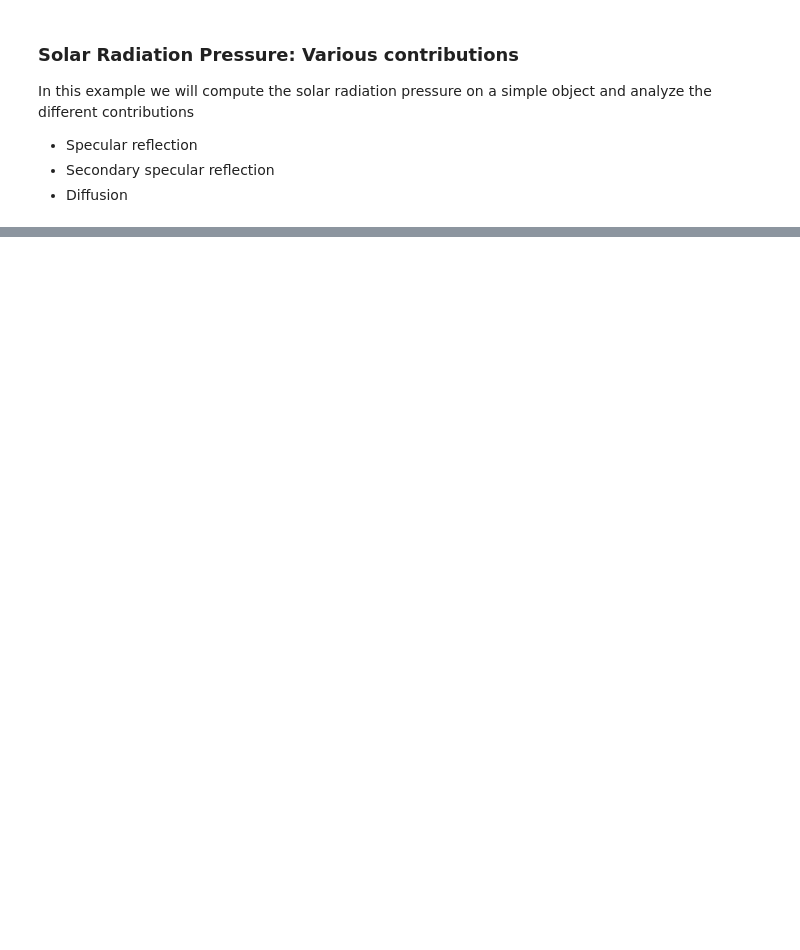
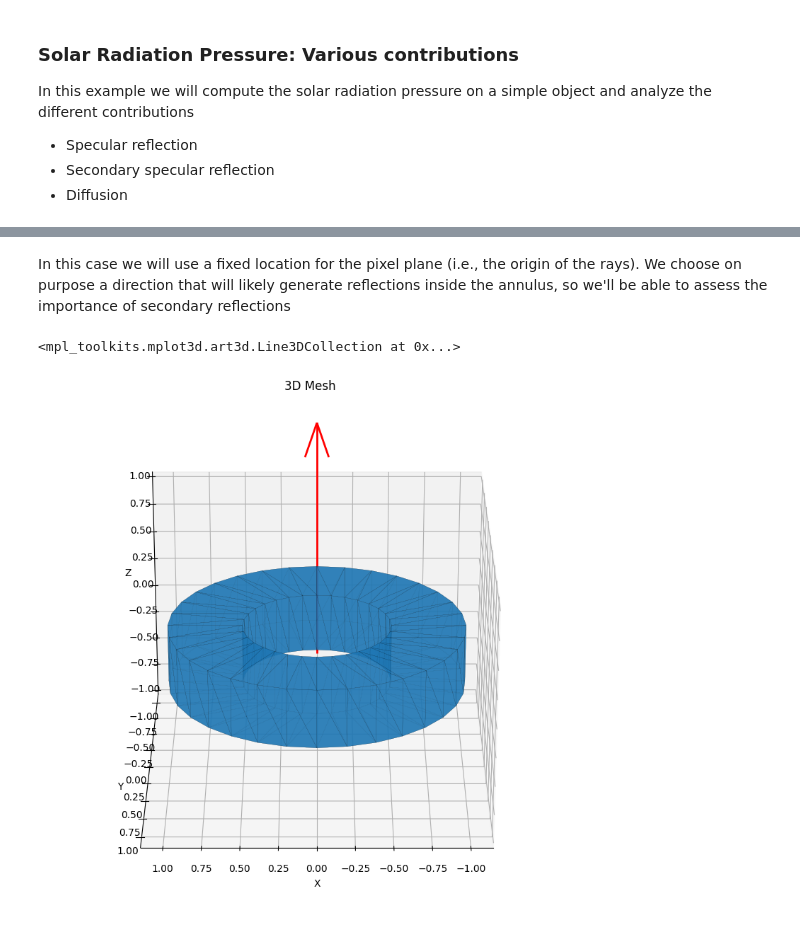
Before and after one commit to gaelccc/pyRTX, a Jupyter notebook: Notebooks/advanced_srp.ipynb, the cells around one changed output, grey strips where cells are left out. Drawn from its saved outputs; the diff is of its cells as text; code cells hidden in the pictures; blank space fills up the shorter version.

```diff
--- a/Notebooks/advanced_srp.ipynb
+++ b/Notebooks/advanced_srp.ipynb
@@ -80,0 +62,23 @@ srp = SolarPressure(sc, rtx, baseflux = None, grouped = False)
+# %% [markdown]
+In this case we will use a fixed location for the pixel plane (i.e., the origin of the rays).
+We choose on purpose a direction that will likely generate reflections inside the annulus, so we'll be able to
+assess the importance of secondary reflections
+# %%
+# Define the origin direction of the pixel plane in the spacecraft frame
+RA = 0 # rad
+DEC = 90 * np.pi/180 #rad
+
+# And visualize the direction
+x = np.cos(DEC)*np.cos(RA)
+y = np.cos(DEC)*np.sin(RA)
+z = np.sin(DEC)
+start_point = [0,0,0]
+direction = 2*np.array([x,y,z])
+
+fig, ax = plot_mesh(mesh, azim = 90, elev = 25)
+ax.quiver(start_point[0], start_point[1], start_point[2],
+          direction[0], direction[1], direction[2],
+          color='red', arrow_length_ratio=0.15, linewidth=2, zorder = 10)
+# %% [output]
+<mpl_toolkits.mplot3d.art3d.Line3DCollection at 0x...>
+[figure, added]
```
Also changed, not shown: parts of 9 cells of this notebook, 1 other file.
